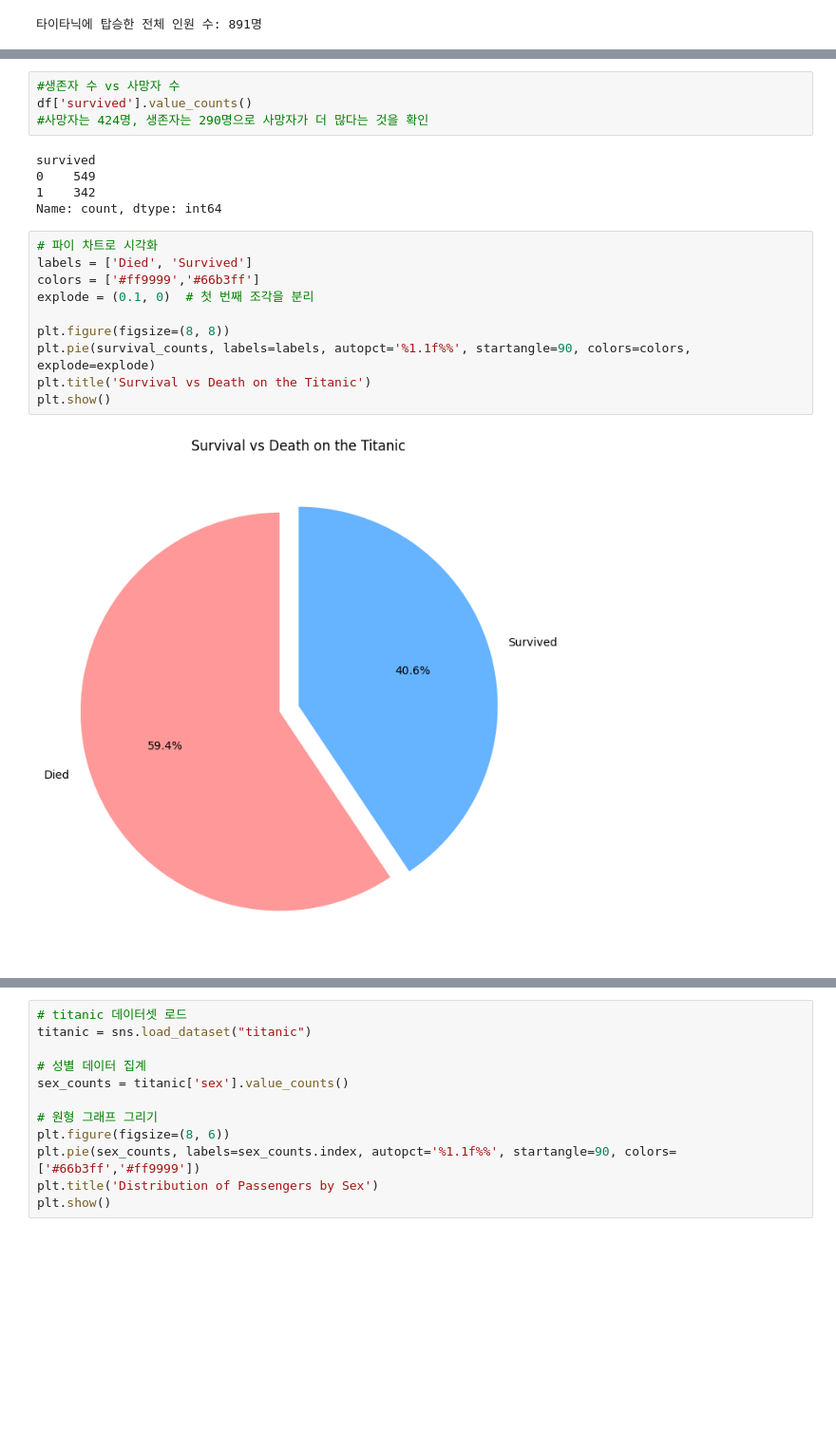
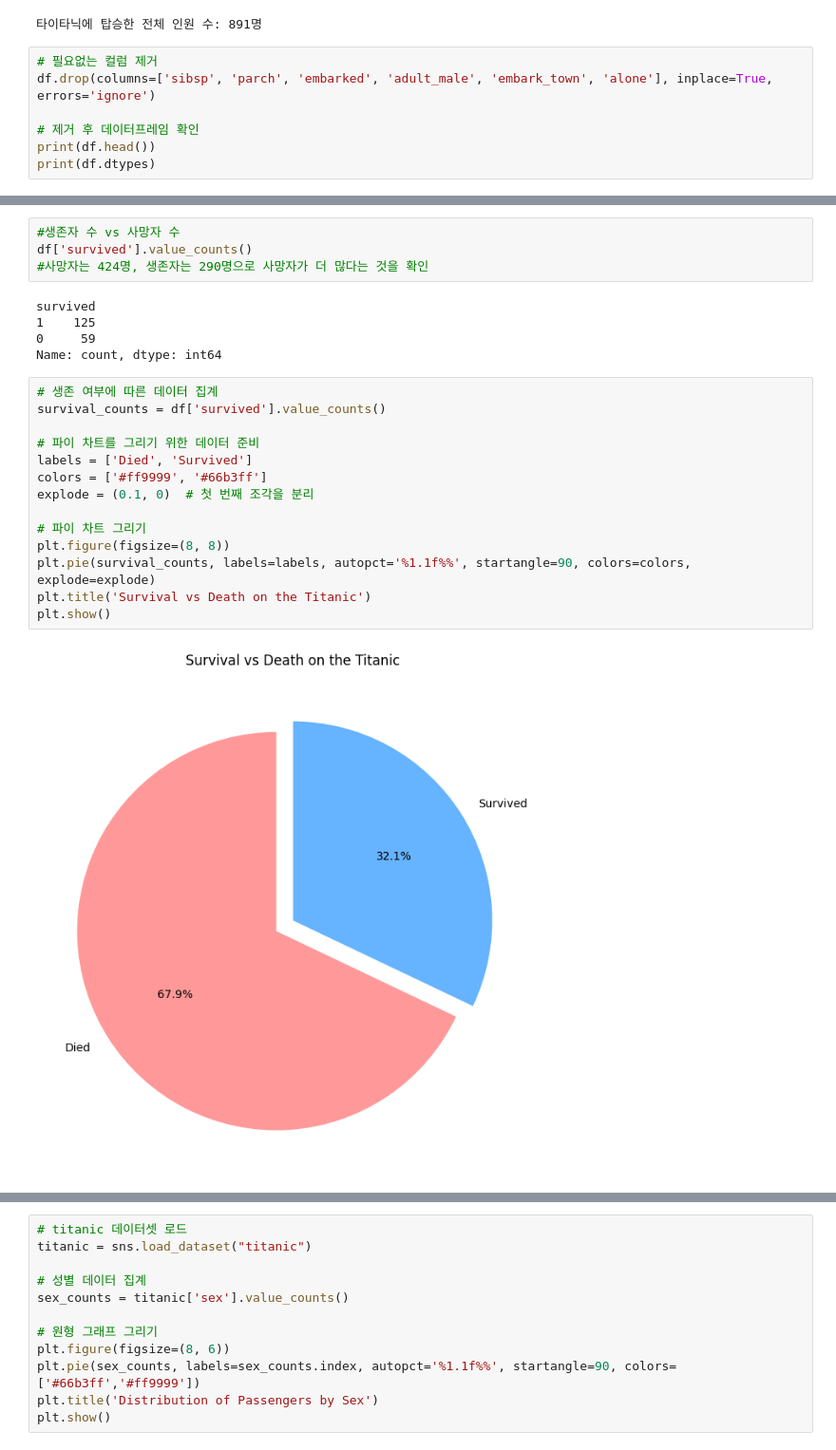
Before and after one commit to kwakguanghee/BIGDATA, a Jupyter notebook: 따릉이_데이터_분석_1_.ipynb, the cells around one changed output, grey strips where cells are left out. Shown at 95% size. Drawn from its saved outputs; the diff is of its cells as text; blank space fills up the shorter version.

```diff
--- a/따릉이_데이터_분석_1_.ipynb
+++ b/따릉이_데이터_분석_1_.ipynb
@@ -91,3 +91,10 @@ total_passengers = df.shape[0]
 print(f"타이타닉에 탑승한 전체 인원 수: {total_passengers}명")
 # %% [output]
 타이타닉에 탑승한 전체 인원 수: 891명
+# %%
+# 필요없는 컬럼 제거
+df.drop(columns=['sibsp', 'parch', 'embarked', 'adult_male', 'embark_town', 'alone'], inplace=True, errors='ignore')
+
+# 제거 후 데이터프레임 확인
+print(df.head())
+print(df.dtypes)
@@ -97,21 +129,25 @@ df['survived'].value_counts()
 #사망자는 424명, 생존자는 290명으로 사망자가 더 많다는 것을 확인
 # %% [output]
 survived
-0    549
-1    342
+1    125
+0     59
 Name: count, dtype: int64
 # %%
-# 파이 차트로 시각화
+# 생존 여부에 따른 데이터 집계
+survival_counts = df['survived'].value_counts()
+
+# 파이 차트를 그리기 위한 데이터 준비
 labels = ['Died', 'Survived']
-colors = ['#ff9999','#66b3ff']
+colors = ['#ff9999', '#66b3ff']
 explode = (0.1, 0)  # 첫 번째 조각을 분리
 
+# 파이 차트 그리기
 plt.figure(figsize=(8, 8))
 plt.pie(survival_counts, labels=labels, autopct='%1.1f%%', startangle=90, colors=colors, explode=explode)
 plt.title('Survival vs Death on the Titanic')
 plt.show()
 # %% [output]
-[figure, old version]
+[figure, new version]
 # %%
 # 남자와 여자의 인원 수 계산
 gender_counts = df['sex'].value_counts()
```
Also changed, not shown: parts of 20 cells of this notebook.
